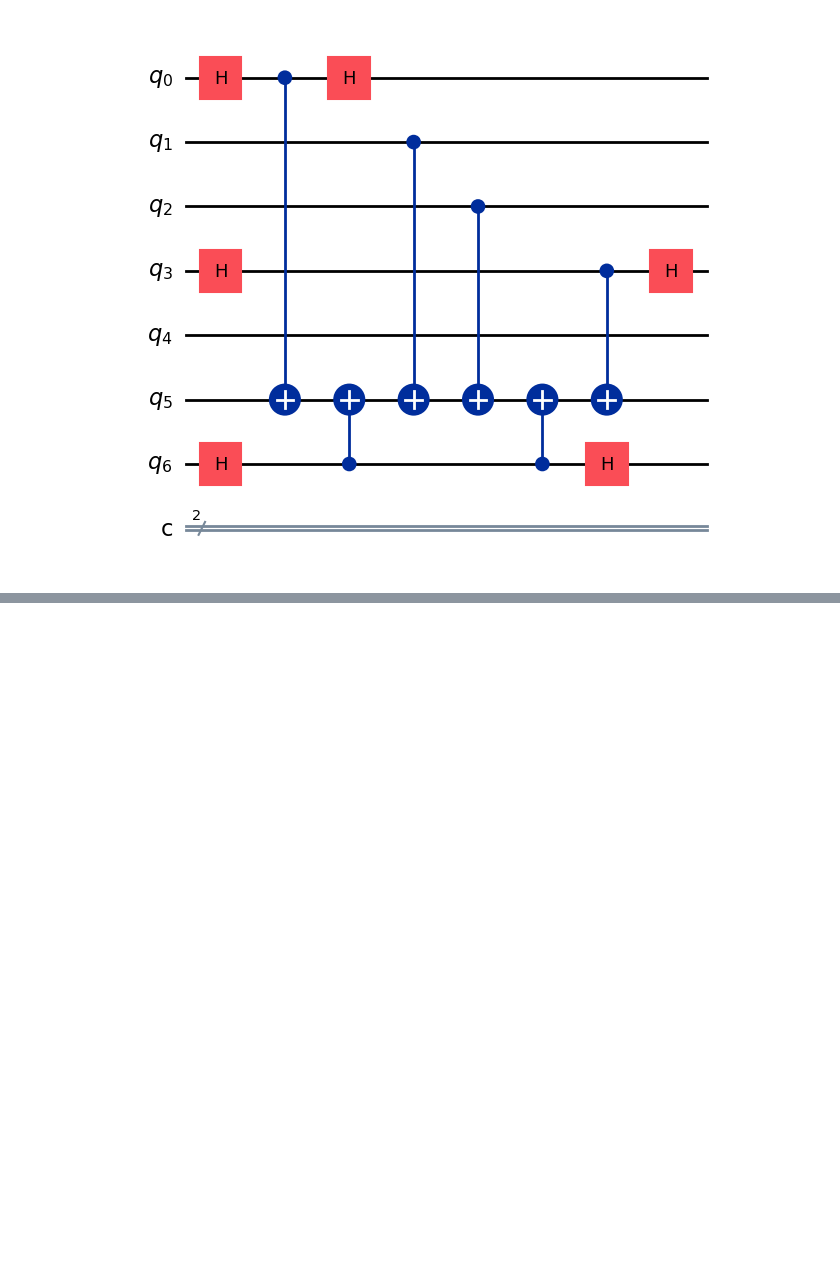
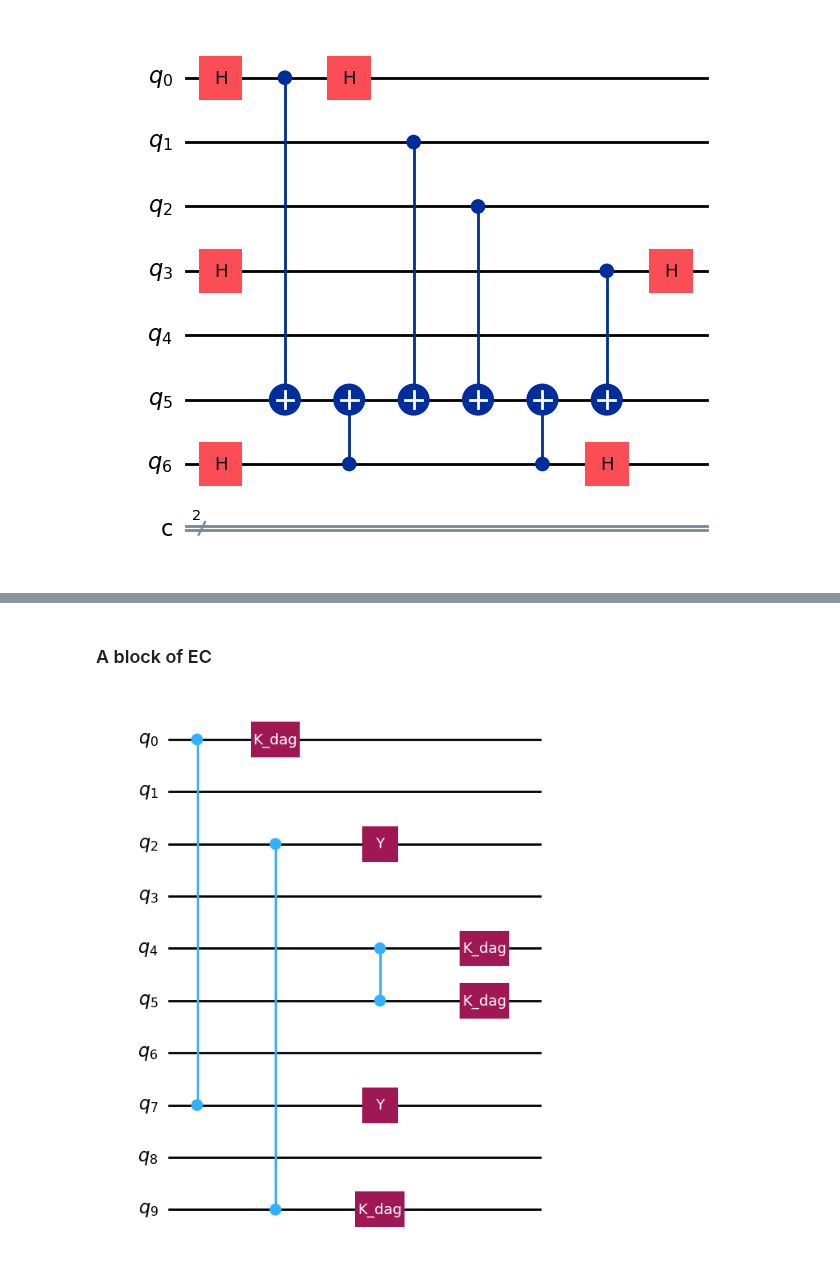
Before and after one commit to Sal7ySalt/Smallest-MSD-Protocol, a Jupyter notebook: 5_qubit_code.ipynb, the cells around one changed output, grey strips where cells are left out. Cells and saved outputs as stored; diff of their text form; code cells hidden in the pictures; blank space fills up the shorter version.

```diff
--- a/5_qubit_code.ipynb
+++ b/5_qubit_code.ipynb
@@ -150,0 +192,19 @@ meas_circuit_noise.measure([5, 6], [0, 1])
+# %% [markdown]
+### A block of EC
+# %%
+CZ2 = QuantumCircuit(10)
+
+CZ2.cz(0, 7)
+CZ2.cz(2, 9)
+CZ2.cz(4, 5)
+
+CZ2.append(K_dag, [0])
+CZ2.append(K_dag, [4])
+CZ2.append(K_dag, [5])
+CZ2.append(K_dag, [9])
+CZ2.y(2)
+CZ2.y(7)
+
+display(CZ2.draw(output='mpl'))
+# %% [output]
+[figure, added]
```
Also changed, not shown: parts of 7 cells of this notebook.
